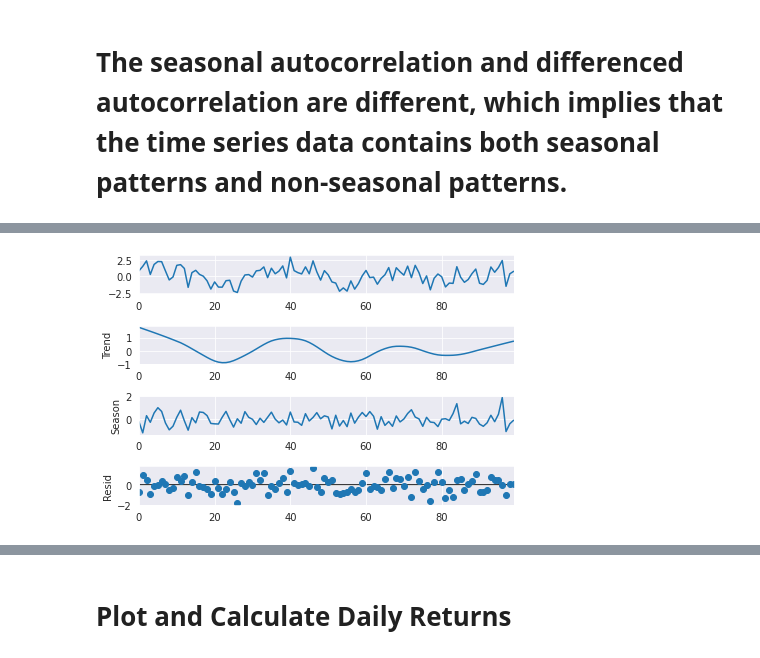
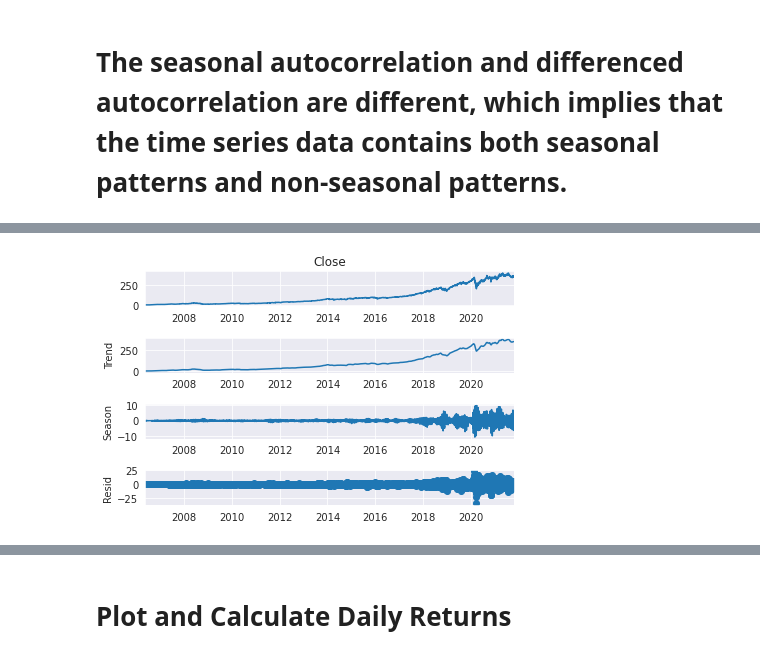
Before and after one commit to srijita1406/Machine-Learning-Projects, a Jupyter notebook: mastercard-stock-data.ipynb, the cells around one changed output, grey strips where cells are left out. Saved outputs shown, nothing was run; the diff lists cells and outputs as text; code cells hidden in the pictures.

Commit message:
Kaggle Notebook | Mastercard Stock Data Forecasting | Version 17

```diff
--- a/mastercard-stock-data.ipynb
+++ b/mastercard-stock-data.ipynb
@@ -418,17 +418,18 @@ Installing collected packages: stldecompose
 Successfully installed stldecompose-0.0.5
 WARNING: Running pip as the 'root' user can result in broken permissions and conflicting behaviour with the system package manager. It is recommended to use a virtual environment instead: https://pip. ...
 Note: you may need to restart the kernel to use updated packages.
+# %%
+data_copy1=data.copy()
 # %%
 from statsmodels.tsa.seasonal import STL
 
-# Sample time series data (replace this with your own data)
-data = pd.Series(np.sin(np.linspace(0, 20, 100)) + np.random.randn(100))
+df3=data_copy1['Close']
 
-# Perform STL decomposition with a period of 12
-res = STL(data, period=12).fit()
+# Perform STL decomposition with a period of 15
+res = STL(df3, period=15).fit()
 
 # Plot the decomposition
 res.plot()
 plt.show()
 # %% [output]
-[figure, old version]
+[figure, new version]
```
Also changed, not shown: parts of 5 cells of this notebook.
